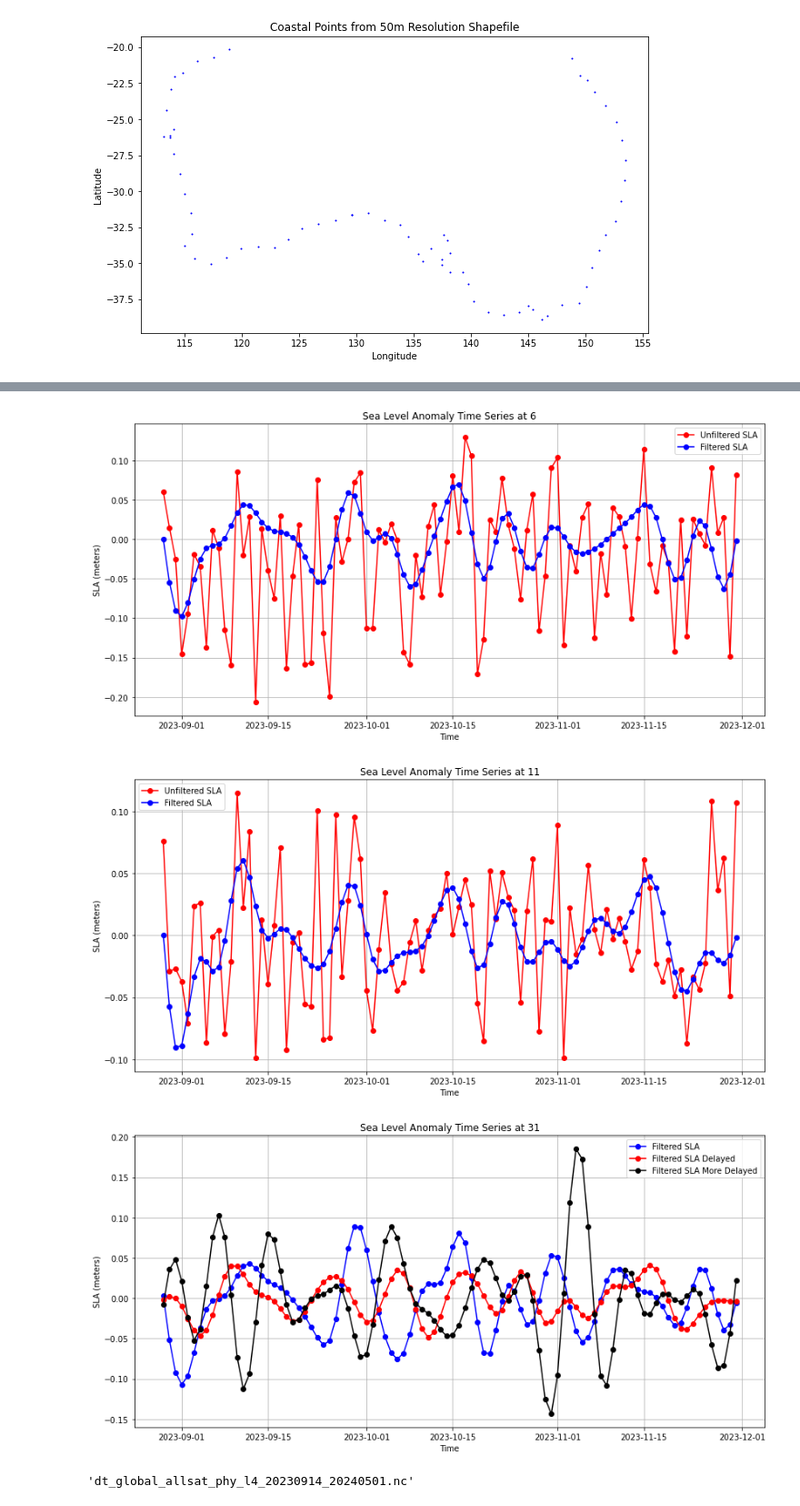
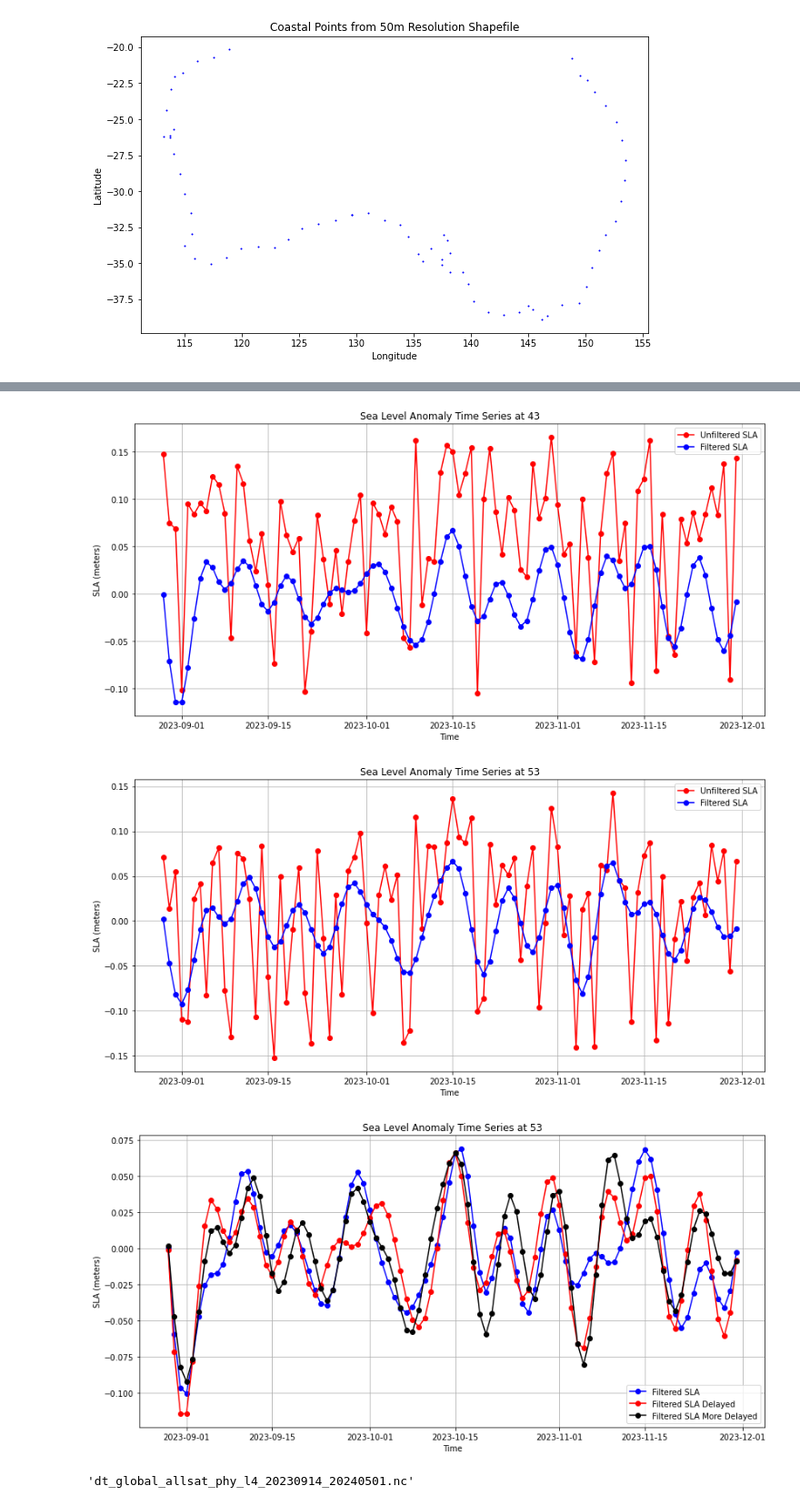
Before and after one commit to ne62rut/coastal_trapped_waves, a Jupyter notebook: analyse_cmems_ctw.ipynb, the cells around one changed output, grey strips where cells are left out. Shown at 91% size. Cells and saved outputs as stored; diff of their text form; code cells hidden in the pictures.

```diff
--- a/analyse_cmems_ctw.ipynb
+++ b/analyse_cmems_ctw.ipynb
@@ -278,7 +278,7 @@ for location, coords in locations.items():
     filtered_sla_time_series[location] = filtered_series
 # %%
 # Example plot of one location's unfiltered and filtered time series (e.g., 'Eden')
-location = selected_locations[0]
+location = selected_locations[7]
 plt.figure(figsize=(12, 6))
 plt.plot(time_index, unfiltered_sla_time_series[location], marker='o', linestyle='-', color='r', label='Unfiltered SLA')
 plt.plot(time_index, filtered_sla_time_series[location], marker='o', linestyle='-', color='b', label='Filtered SLA')
@@ -291,7 +291,7 @@ plt.tight_layout()
 plt.show()
 
 # Example plot of one location's unfiltered and filtered time series (e.g., 'Eden')
-location = selected_locations[5]
+location = selected_locations[42]
 plt.figure(figsize=(12, 6))
 plt.plot(time_index, unfiltered_sla_time_series[location], marker='o', linestyle='-', color='r', label='Unfiltered SLA')
 plt.plot(time_index, filtered_sla_time_series[location], marker='o', linestyle='-', color='b', label='Filtered SLA')
@@ -306,7 +306,7 @@ plt.show()
 
 
 # Example plot of one location's unfiltered and filtered time series (e.g., 'Eden')
-location = selected_locations[10]
+location = selected_locations[52]
 plt.figure(figsize=(12, 6))
 plt.plot(time_index, unfiltered_sla_time_series[location], marker='o', linestyle='-', color='r', label='Unfiltered SLA')
 plt.plot(time_index, filtered_sla_time_series[location], marker='o', linestyle='-', color='b', label='Filtered SLA')
@@ -320,14 +320,14 @@ plt.show()
 
 
 # Example plot of one location's unfiltered and filtered time series (e.g., 'Eden')
-location = selected_locations[0]
+location = selected_locations[7]
 plt.figure(figsize=(12, 6))
 plt.plot(time_index, filtered_sla_time_series[location], marker='o', linestyle='-', color='b', label='Filtered SLA')
 
-location = selected_locations[15]
+location = selected_locations[42]
 plt.plot(time_index, filtered_sla_time_series[location], marker='o', linestyle='-', color='r', label='Filtered SLA Delayed')
 
-location = selected_locations[30]
+location = selected_locations[52]
 plt.plot(time_index, filtered_sla_time_series[location], marker='o', linestyle='-', color='k', label='Filtered SLA More Delayed')
 
 
@@ -343,6 +343,6 @@ plt.show()
-[figure, old version]
+[figure, new version]
-[figure, old version]
+[figure, new version]
-[figure, old version]
+[figure, new version]
 # %%
 file_name
 # %% [output]
```
Also changed, not shown: parts of 2 cells of this notebook, 2 other files.
